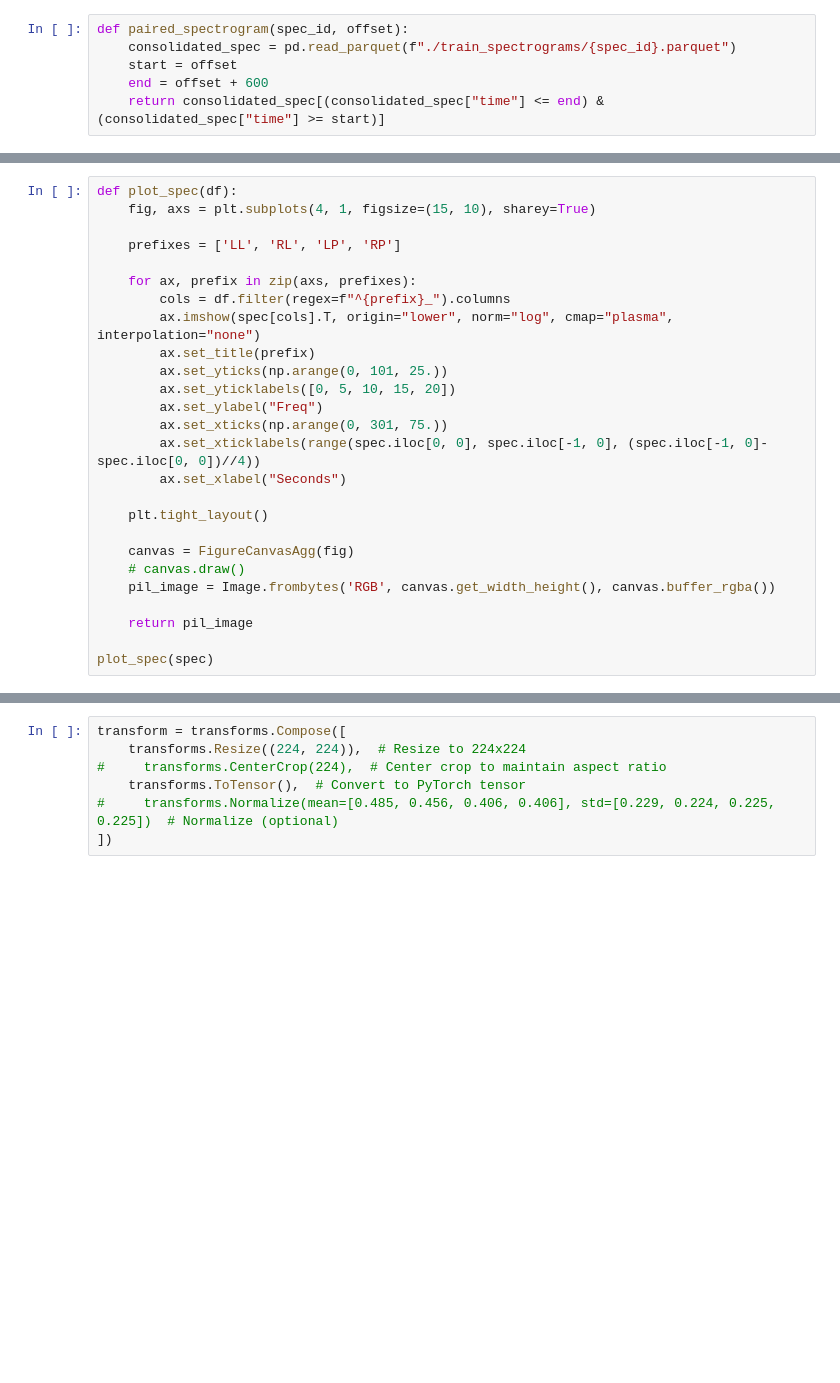
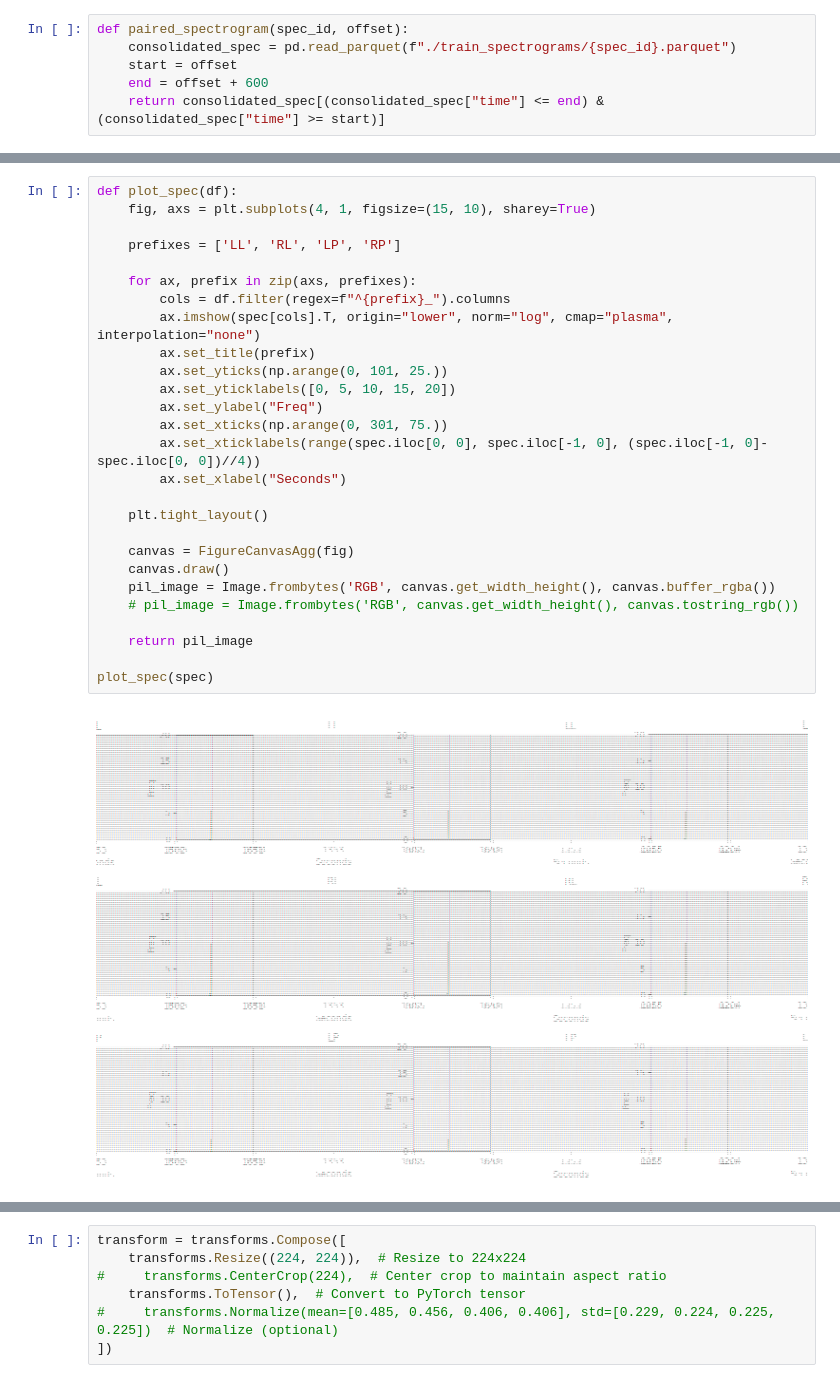
Before and after one commit to JatinSingh28/Harmful-brain-activity-pytorch, a Jupyter notebook: train.ipynb, the cells around one changed output, grey strips where cells are left out. Drawn from its saved outputs; the diff is of its cells as text; blank space fills up the shorter version.

```diff
--- a/train.ipynb
+++ b/train.ipynb
@@ -63,26 +63,29 @@ spec
 # %%
 def plot_spec(df):
     fig, axs = plt.subplots(4, 1, figsize=(15, 10), sharey=True)
 
     prefixes = ['LL', 'RL', 'LP', 'RP']
 
     for ax, prefix in zip(axs, prefixes):
         cols = df.filter(regex=f"^{prefix}_").columns
         ax.imshow(spec[cols].T, origin="lower", norm="log", cmap="plasma", interpolation="none")
         ax.set_title(prefix)
         ax.set_yticks(np.arange(0, 101, 25.))
         ax.set_yticklabels([0, 5, 10, 15, 20])
         ax.set_ylabel("Freq")
         ax.set_xticks(np.arange(0, 301, 75.))
         ax.set_xticklabels(range(spec.iloc[0, 0], spec.iloc[-1, 0], (spec.iloc[-1, 0]-spec.iloc[0, 0])//4))
         ax.set_xlabel("Seconds")
 
     plt.tight_layout()
 
     canvas = FigureCanvasAgg(fig)
-    # canvas.draw()
+    canvas.draw()
     pil_image = Image.frombytes('RGB', canvas.get_width_height(), canvas.buffer_rgba())
+    # pil_image = Image.frombytes('RGB', canvas.get_width_height(), canvas.tostring_rgb())
 
     return pil_image
 
 plot_spec(spec)
+# %% [output]
+[figure, added]
```
Also changed, not shown: parts of 6 cells of this notebook.
